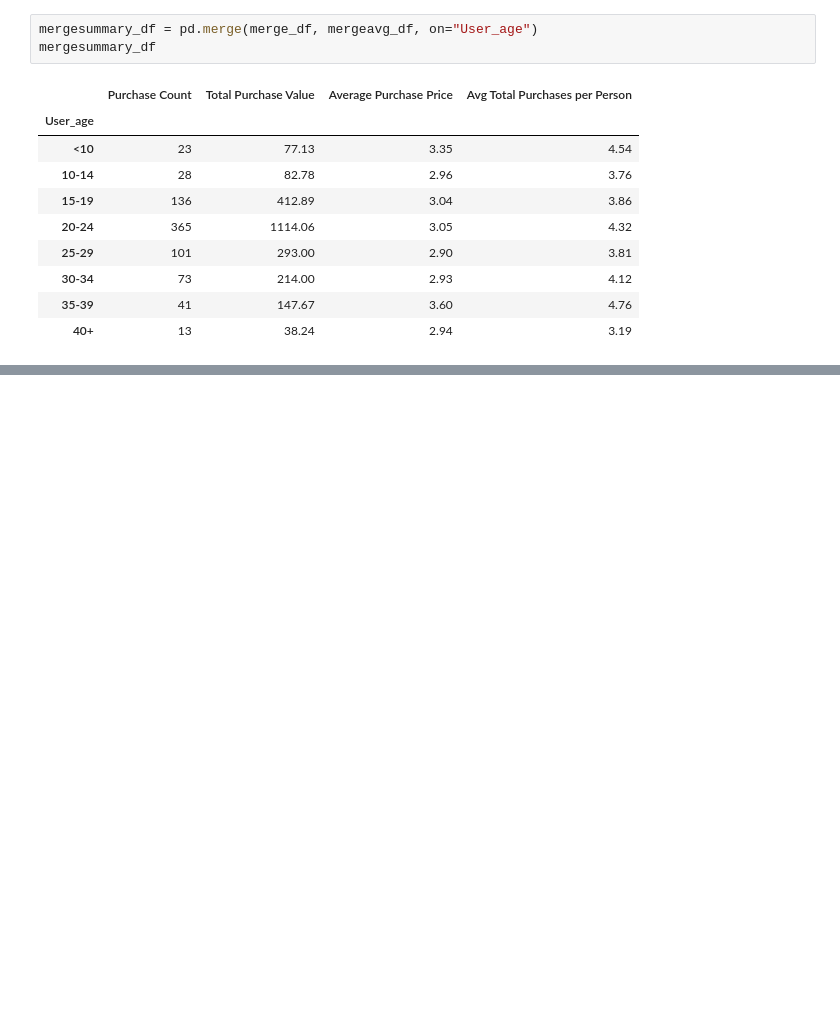
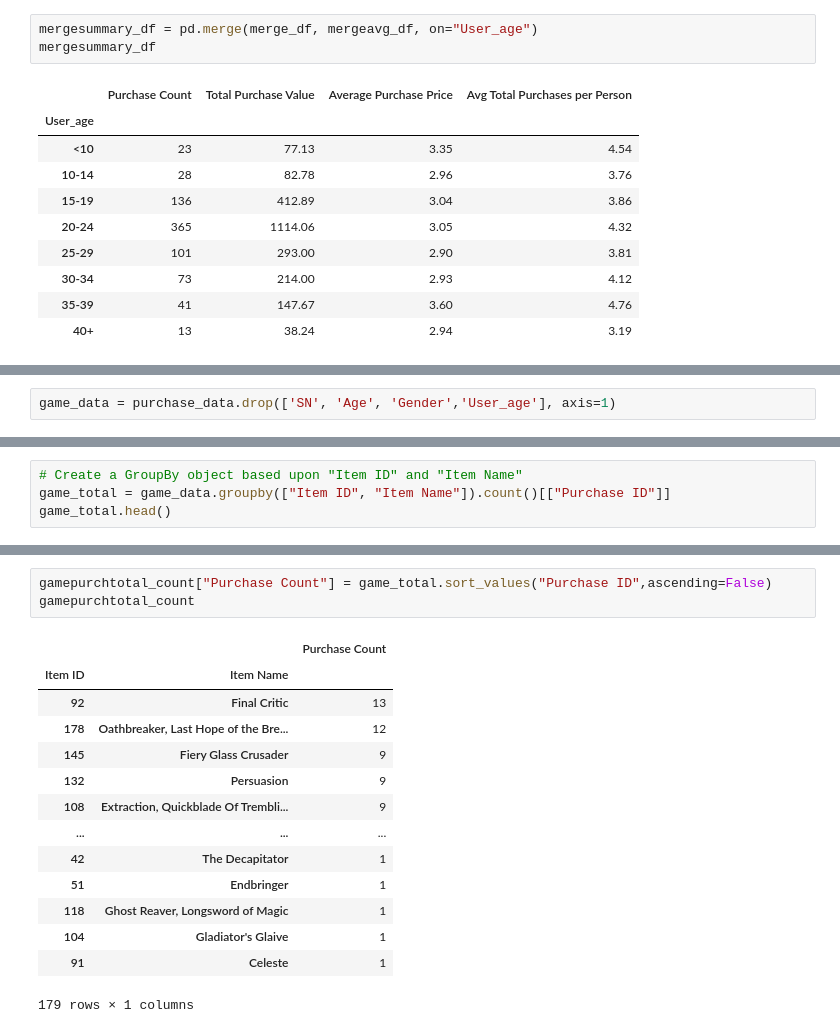
Before and after one commit to robertjharvey/Video-Game-Pymoli-Pandas-Analysis, a Jupyter notebook: pandas-challenge/HeroesOfPymoli/Jupyter Notebook Output.ipynb, the cells around one changed output, grey strips where cells are left out. Cells and saved outputs as stored; diff of their text form; blank space fills up the shorter version.

```diff
--- a/pandas-challenge/HeroesOfPymoli/Jupyter Notebook Output.ipynb
+++ b/pandas-challenge/HeroesOfPymoli/Jupyter Notebook Output.ipynb
@@ -550,0 +687,2 @@ mergesummary_df
+# %%
+game_data = purchase_data.drop(['SN', 'Age', 'Gender','User_age'], axis=1)
@@ -550,0 +698,4 @@ mergesummary_df
+# %%
+# Create a GroupBy object based upon "Item ID" and "Item Name"
+game_total = game_data.groupby(["Item ID", "Item Name"]).count()[["Purchase ID"]]
+game_total.head()
@@ -550,0 +840,18 @@ mergesummary_df
+# %%
+gamepurchtotal_count["Purchase Count"] = game_total.sort_values("Purchase ID",ascending=False)
+gamepurchtotal_count
+# %% [output]
+|  |  | Purchase Count |
+| Item ID | Item Name |  |
+| 92 | Final Critic | 13 |
+| 178 | Oathbreaker, Last Hope of the Bre... | 12 |
+| 145 | Fiery Glass Crusader | 9 |
+| 132 | Persuasion | 9 |
+| 108 | Extraction, Quickblade Of Trembli... | 9 |
+| ... | ... | ... |
+| 42 | The Decapitator | 1 |
+| 51 | Endbringer | 1 |
+| 118 | Ghost Reaver, Longsword of Magic | 1 |
+| 104 | Gladiator's Glaive | 1 |
+| 91 | Celeste | 1 |
+179 rows × 1 columns
```
Also changed, not shown: parts of 48 cells of this notebook.
